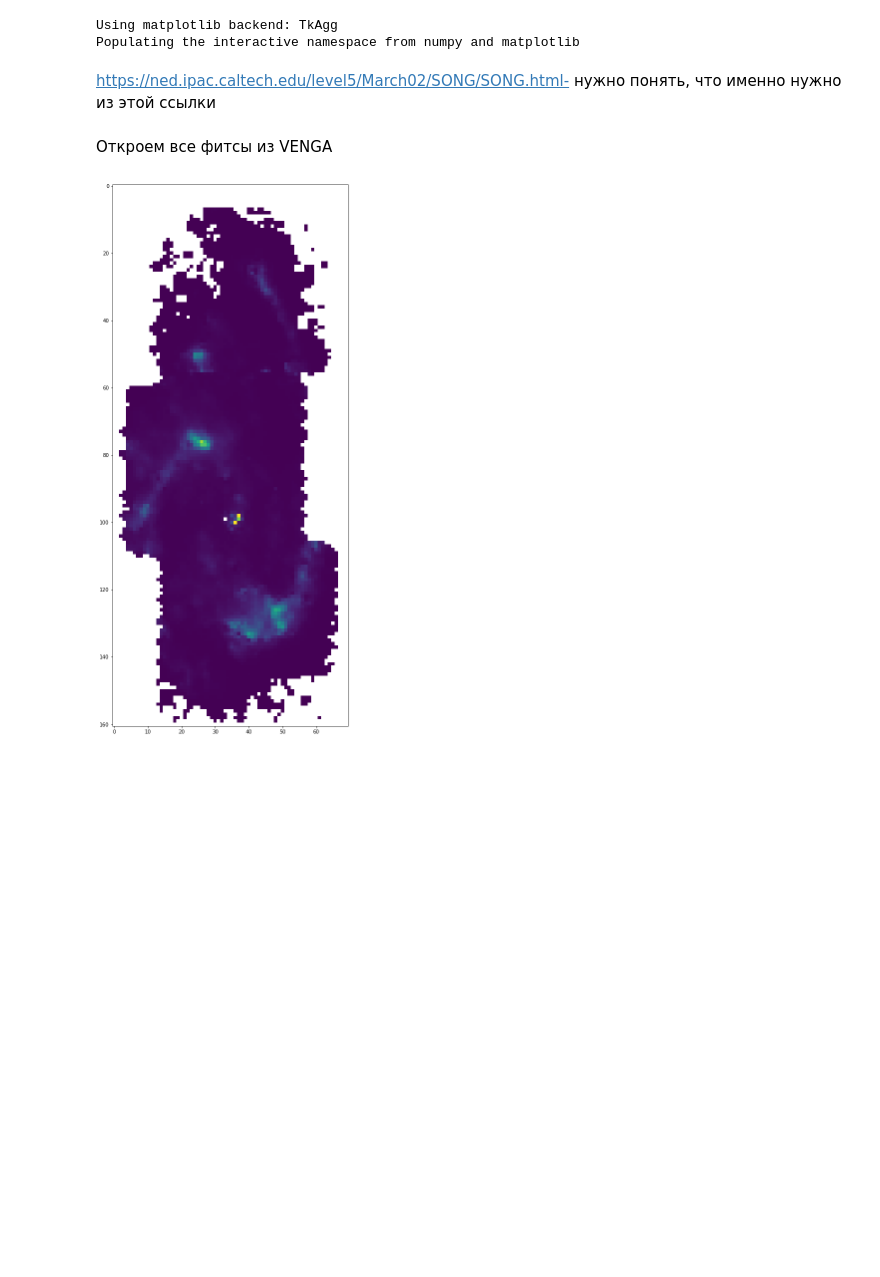
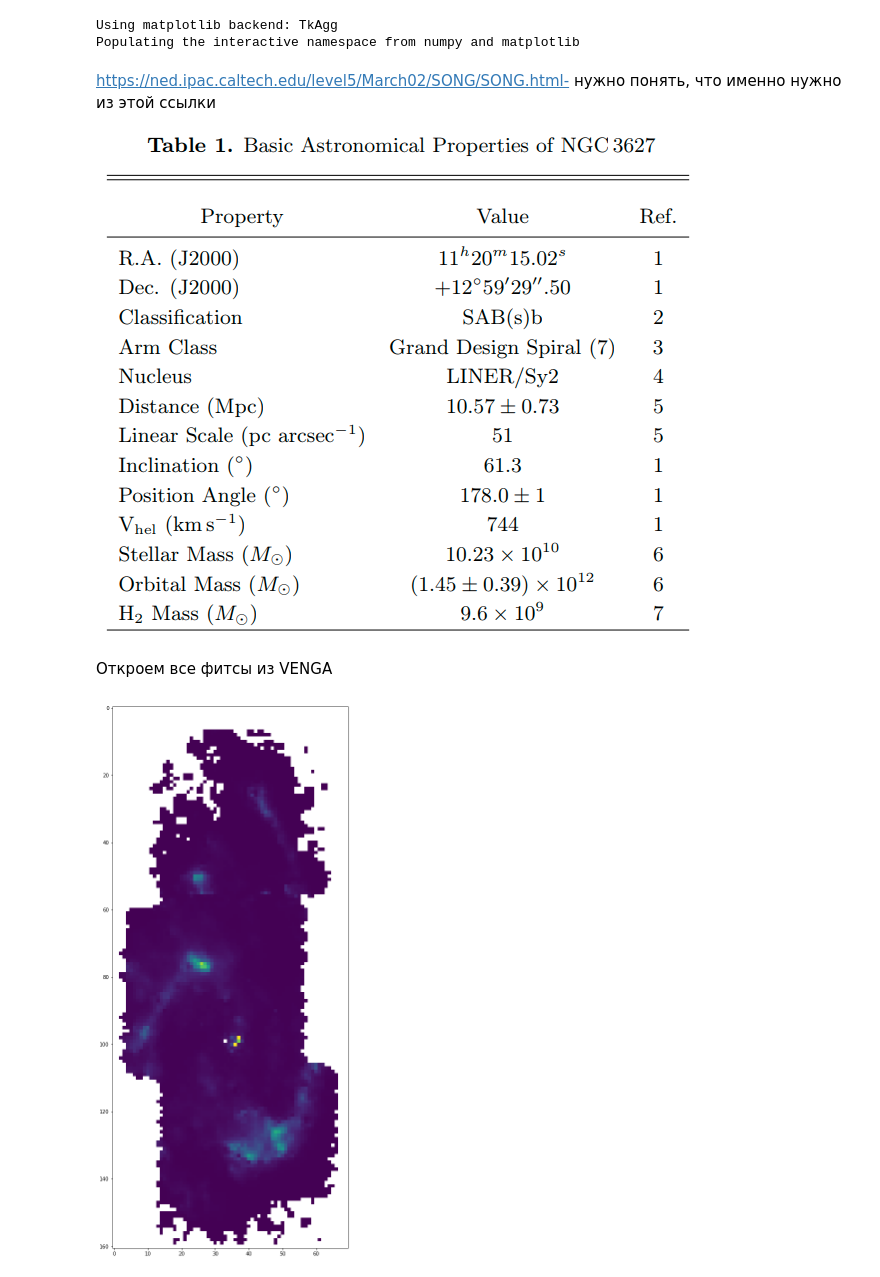
Before and after one commit to ValerieKostiuk/Course-work, a Jupyter notebook: NGC3627/notes.ipynb, the cells around one changed output. Saved outputs shown, nothing was run; the diff lists cells and outputs as text; code cells hidden in the pictures; blank space fills up the shorter version.

```diff
--- a/NGC3627/notes.ipynb
+++ b/NGC3627/notes.ipynb
@@ -52,6 +51,10 @@ def fits_file(FileName,a,b):
     plt.imshow(np.squeeze(data))
    # plt.savefig(way,format='png')
     plt.show()
+# %%
+Image('./images/main.png')
+# %% [output]
+[figure, added]
 # %% [markdown]
 Откроем все фитсы из VENGA
 # %%
```
Also changed, not shown: parts of 10 cells of this notebook, 6 other files.
